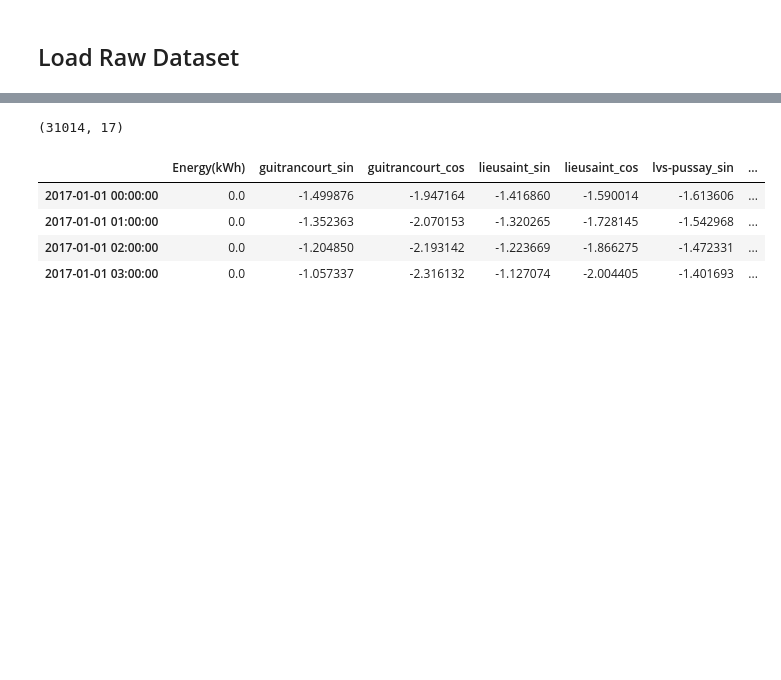
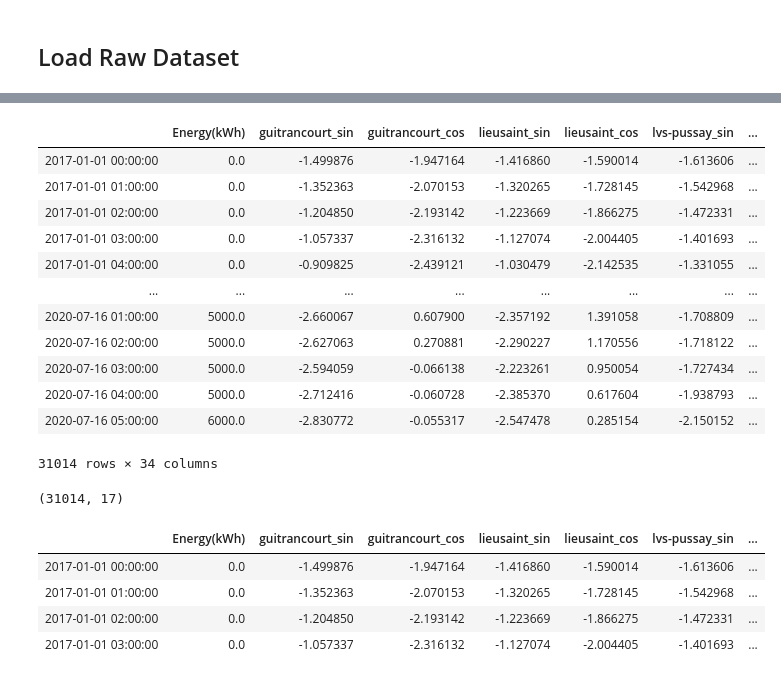
Before and after one commit to mshagirov/datathon2020, a Jupyter notebook: P003/0_normalize_linearinterp_avgmodels.ipynb, the cells around one changed output, grey strips where cells are left out. Cells and saved outputs as stored; diff of their text form; code cells hidden in the pictures; blank space fills up the shorter version.

```diff
--- a/P003/0_normalize_linearinterp_avgmodels.ipynb
+++ b/P003/0_normalize_linearinterp_avgmodels.ipynb
@@ -76,5 +74,21 @@ README.md
 src@
 trader.py
+# %%
+pd.concat([df,df.loc[pd.to_datetime(df.index)>pd.to_datetime('2020-12-01 00:00:00')]],axis=1,sort=True)
+# %% [output]
+|  | Energy(kWh) | guitrancourt_sin | guitrancourt_cos | lieusaint_sin | lieusaint_cos | lvs-pussay_sin | ... |
+| 2017-01-01 00:00:00 | 0.0 | -1.499876 | -1.947164 | -1.416860 | -1.590014 | -1.613606 | ... |
+| 2017-01-01 01:00:00 | 0.0 | -1.352363 | -2.070153 | -1.320265 | -1.728145 | -1.542968 | ... |
+| 2017-01-01 02:00:00 | 0.0 | -1.204850 | -2.193142 | -1.223669 | -1.866275 | -1.472331 | ... |
+| 2017-01-01 03:00:00 | 0.0 | -1.057337 | -2.316132 | -1.127074 | -2.004405 | -1.401693 | ... |
+| 2017-01-01 04:00:00 | 0.0 | -0.909825 | -2.439121 | -1.030479 | -2.142535 | -1.331055 | ... |
+| ... | ... | ... | ... | ... | ... | ... | ... |
+| 2020-07-16 01:00:00 | 5000.0 | -2.660067 | 0.607900 | -2.357192 | 1.391058 | -1.708809 | ... |
+| 2020-07-16 02:00:00 | 5000.0 | -2.627063 | 0.270881 | -2.290227 | 1.170556 | -1.718122 | ... |
+| 2020-07-16 03:00:00 | 5000.0 | -2.594059 | -0.066138 | -2.223261 | 0.950054 | -1.727434 | ... |
+| 2020-07-16 04:00:00 | 5000.0 | -2.712416 | -0.060728 | -2.385370 | 0.617604 | -1.938793 | ... |
+| 2020-07-16 05:00:00 | 6000.0 | -2.830772 | -0.055317 | -2.547478 | 0.285154 | -2.150152 | ... |
+31014 rows × 34 columns
 # %%
 # read the data
 df = pd.read_csv('./ile_de_france_dataset_linearinterp_avgmodels.csv',header=0,index_col=0)
```
Also changed, not shown: parts of 2 cells of this notebook, 8 other files.
